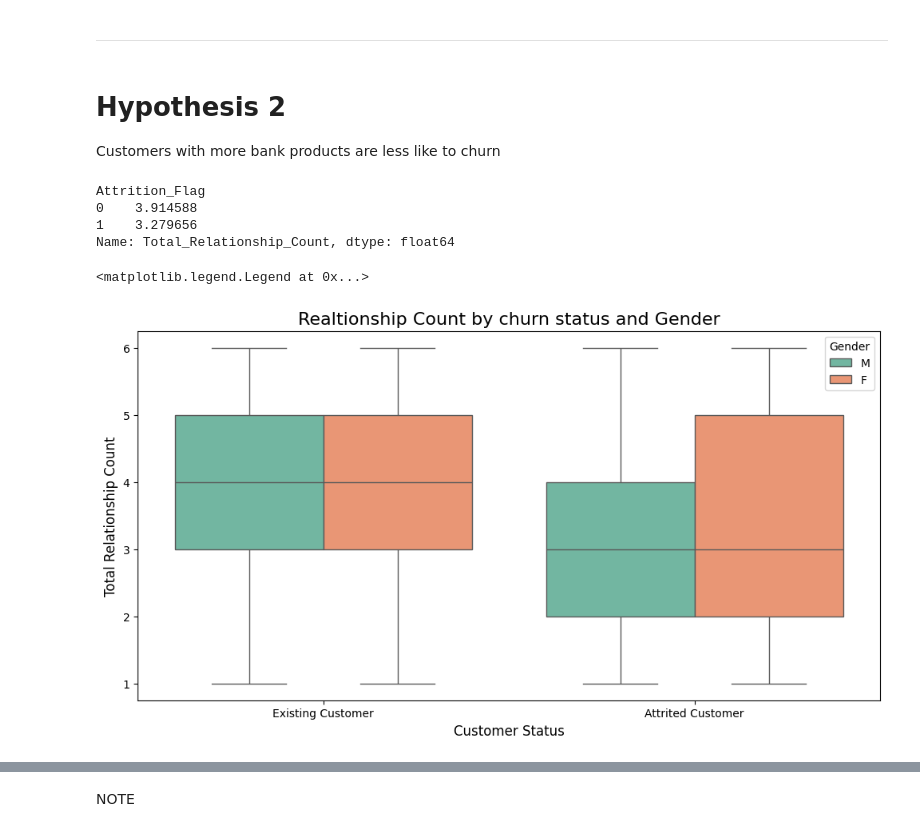
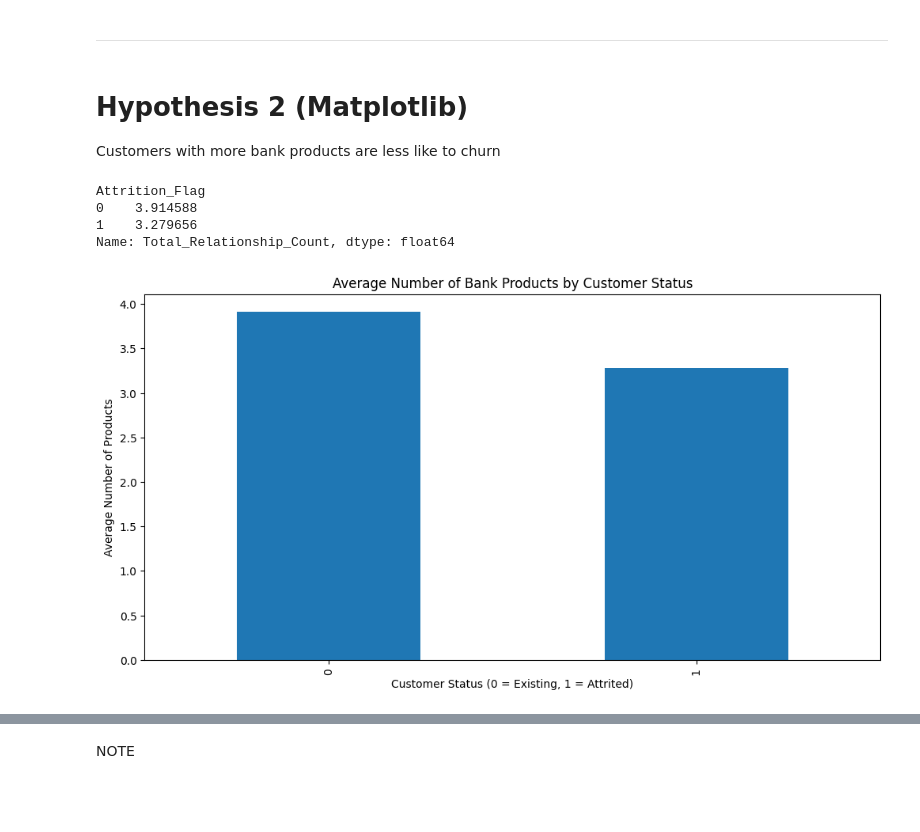
Before and after one commit to navmann99/credit_card_analysis, a Jupyter notebook: jupyter_notebooks/Data_Visualisations.ipynb, the cells around one changed output, grey strips where cells are left out. Cells and saved outputs as stored; diff of their text form; code cells hidden in the pictures; blank space fills up the shorter version.

Commit message:
plotly and matploib graphs for hypothesis 1 and hypothesis 2

```diff
--- a/jupyter_notebooks/Data_Visualisations.ipynb
+++ b/jupyter_notebooks/Data_Visualisations.ipynb
@@ -111,27 +109,26 @@ plt.show()
 # %% [markdown]
 ---
 # %% [markdown]
-# Hypothesis 2
+# Hypothesis 2 (Matplotlib)
 
 Customers with more bank products are less like to churn
 # %%
-df_clean.groupby('Attrition_Flag')['Total_Relationship_Count'].mean()
+relationship_mean = df_clean.groupby('Attrition_Flag')['Total_Relationship_Count'].mean()
+print(relationship_mean)
 # %% [output]
 Attrition_Flag
 0    3.914588
 1    3.279656
 Name: Total_Relationship_Count, dtype: float64
-# %%
-plt.figure(figsize=(12,6))
-sns.boxplot( data=df_clean, x='Attrition_Flag', y='Total_Relationship_Count', hue= 'Gender',palette='Set2')
-# Labels and title
-plt.title('Realtionship Count by churn status and Gender', fontsize=16)
-plt.xlabel('Customer Status', fontsize=12)
-plt.ylabel('Total Relationship Count', fontsize=12)
-
-plt.xticks([0,1], ['Existing Customer', 'Attrited Customer'])
-
-plt.legend(title='Gender', loc='upper right', frameon=True)
-# %% [output]
-<matplotlib.legend.Legend at 0x...>
-[figure, removed]
+# %%
+plt.figure(figsize=(12,6))
+
+relationship_mean.plot(kind='bar')
+
+plt.title('Average Number of Bank Products by Customer Status')
+plt.xlabel('Customer Status (0 = Existing, 1 = Attrited)')
+plt.ylabel('Average Number of Products')
+
+plt.show()
+# %% [output]
+[figure, added]
```
Also changed, not shown: parts of 5 cells of this notebook, 2 other files.
